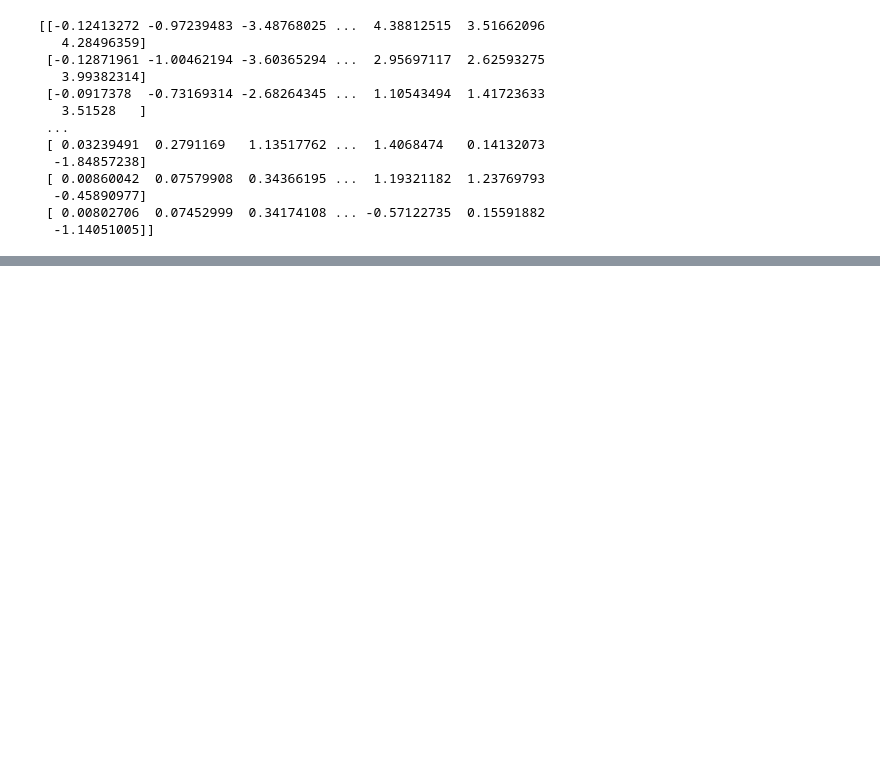
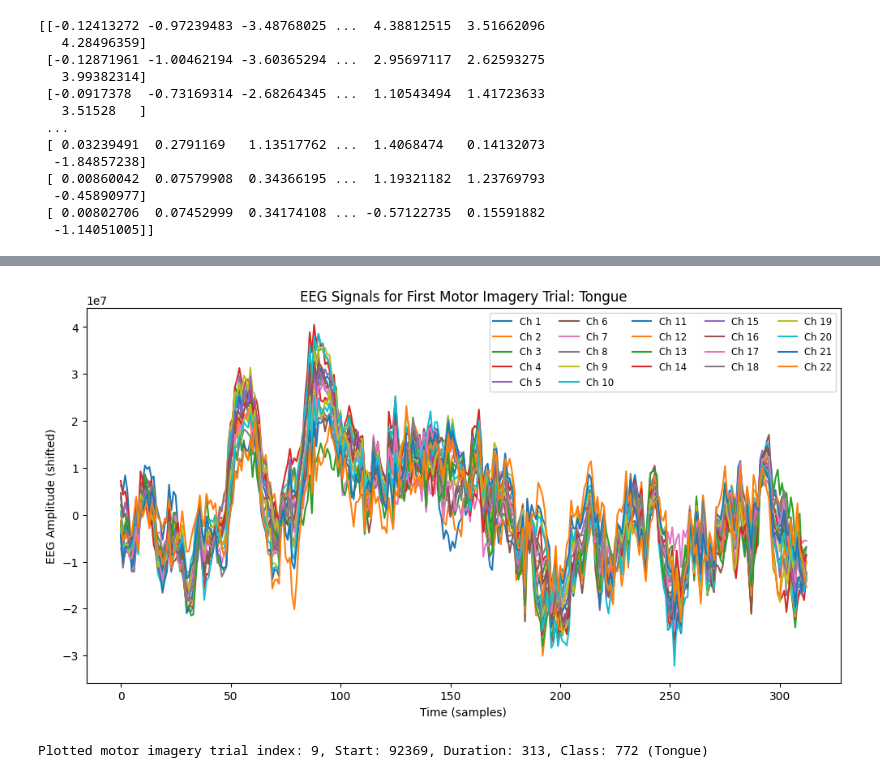
Before and after one commit to VirajJaneja/VinjamuriEEGProject, a Jupyter notebook: Clean_EEG.ipynb, the cells around one changed output, grey strips where cells are left out. Cells and saved outputs as stored; diff of their text form; code cells hidden in the pictures; blank space fills up the shorter version.

```diff
--- a/Clean_EEG.ipynb
+++ b/Clean_EEG.ipynb
@@ -230,0 +265,55 @@ plt.show()
+# %%
+import numpy as np
+import matplotlib.pyplot as plt
+
+# Load the subject data
+subject_data = np.load("A01T.npz")
+
+# Extract EEG signals, event positions, durations, and event types
+s_data = subject_data['s']  # EEG time-series data
+epos = subject_data['epos']  # Event start positions
+edur = subject_data['edur']  # Event durations
+etyp = subject_data['etyp']  # Event types (class labels)
+
+# Define motor imagery event types
+motor_imagery_classes = {769: "Left Hand", 770: "Right Hand", 771: "Feet", 772: "Tongue"}
+
+# Find the first motor imagery trial
+valid_trial_found = False
+for trial_index in range(len(epos)):
+    start_idx = int(epos[trial_index].item())
+    duration = int(edur[trial_index].item())
+    label = int(etyp[trial_index].item())  # Convert label to integer
+
+    if duration > 0 and label in motor_imagery_classes:  # Check for motor imagery event
+        valid_trial_found = True
+        break  # Stop when we find the first motor imagery trial
+
+if not valid_trial_found:
+    print("No motor imagery trials found!")
+else:
+    # Ensure the trial end index is within bounds
+    end_idx = min(start_idx + duration, s_data.shape[0])
+
+    # Extract the EEG segment for this trial
+    trial_data = s_data[start_idx:end_idx, :22]  # First 22 channels (EEG only)
+
+    # Ensure we have valid data
+    if trial_data.size == 0:
+        print("Warning: Extracted trial data is empty!")
+    else:
+        # Plot the EEG signals of this trial
+        plt.figure(figsize=(12, 6))
+        for ch in range(trial_data.shape[1]):
+            plt.plot(trial_data[:, ch] * 1e6 + ch * 10, label=f'Ch {ch+1}')  # Scaling for visibility
+
+        plt.xlabel('Time (samples)')
+        plt.ylabel('EEG Amplitude (shifted)')
+        plt.title(f"EEG Signals for First Motor Imagery Trial: {motor_imagery_classes[label]}")
+        plt.legend(loc="upper right", fontsize='small', ncol=5)
+        plt.show()
+
+    print(f"Plotted motor imagery trial index: {trial_index+1}, Start: {start_idx}, Duration: {duration}, Class: {label} ({motor_imagery_classes[label]})")
+# %% [output]
+[figure, added]
+Plotted motor imagery trial index: 9, Start: 92369, Duration: 313, Class: 772 (Tongue)
```
Also changed, not shown: parts of 5 cells of this notebook, 4 other files.
